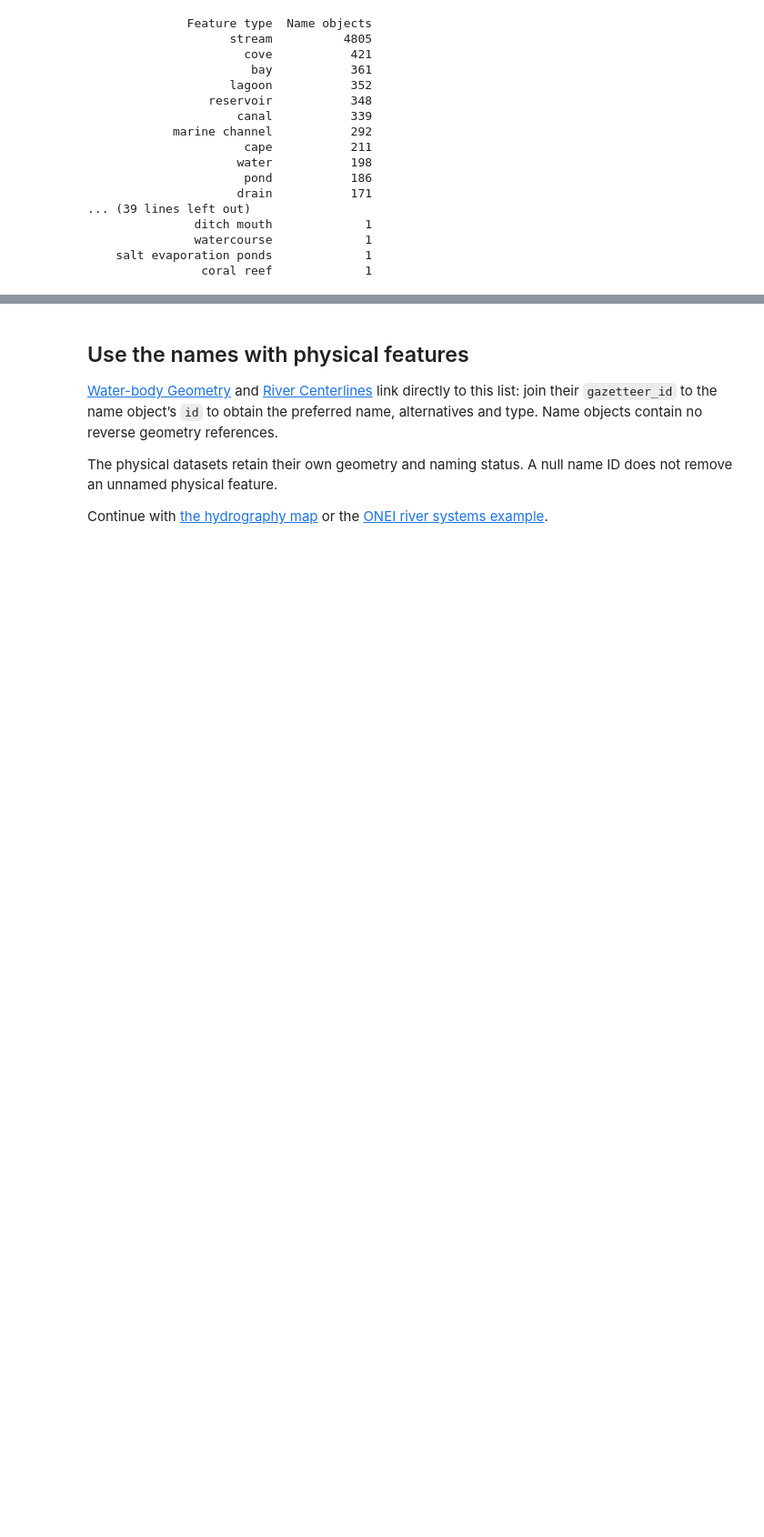
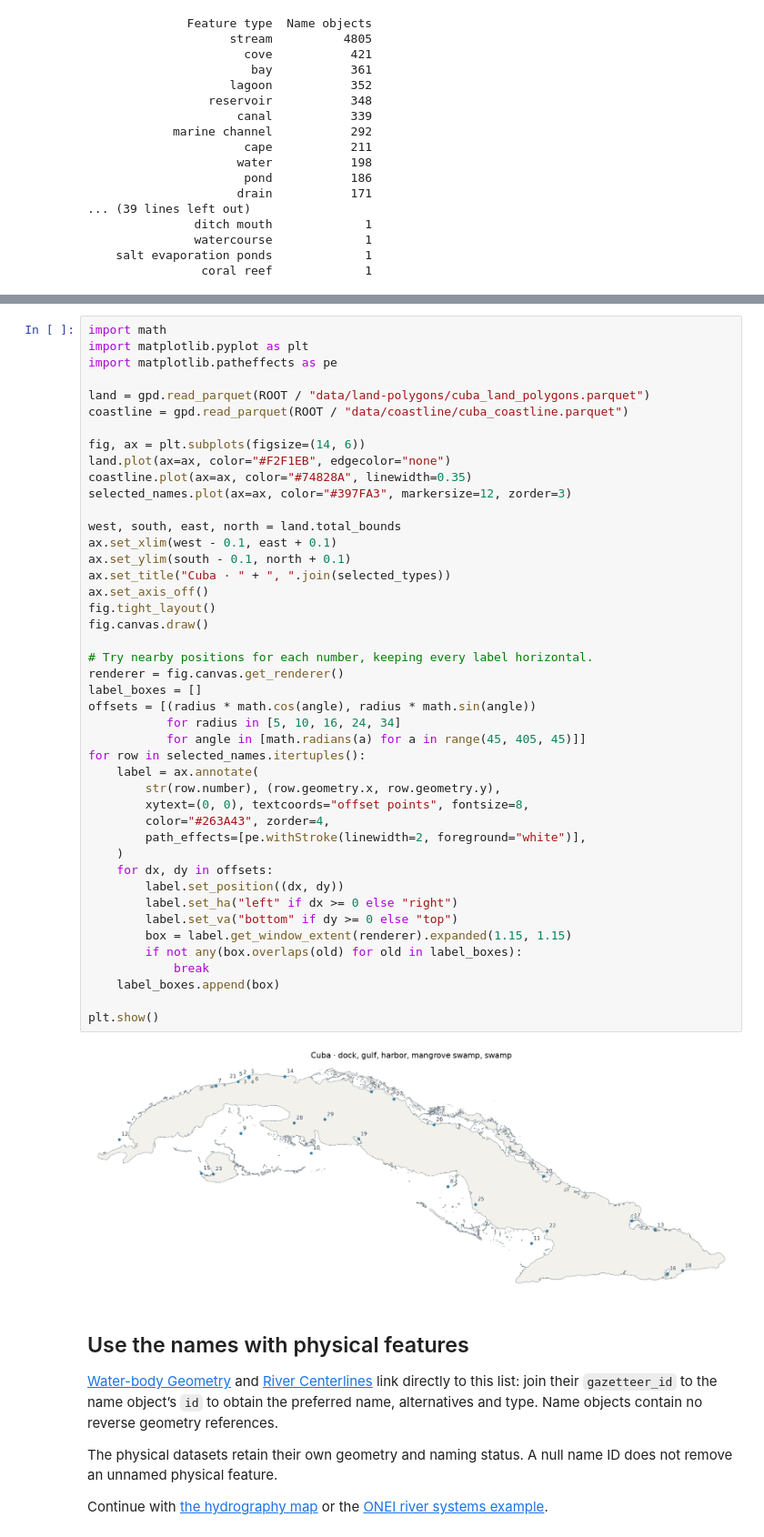
Before and after one commit to eLucidataLLC/cuba-geographic-data, a Jupyter notebook: examples/water_geographic_names.ipynb, the cells around one changed output, grey strips where cells are left out. Shown at 91% size. Saved outputs shown, nothing was run; the diff lists cells and outputs as text; blank space fills up the shorter version.

```diff
--- a/examples/water_geographic_names.ipynb
+++ b/examples/water_geographic_names.ipynb
@@ -96,3 +225,49 @@ print(counts.to_string(index=False))
+# %%
+import math
+import matplotlib.pyplot as plt
+import matplotlib.patheffects as pe
+
+land = gpd.read_parquet(ROOT / "data/land-polygons/cuba_land_polygons.parquet")
+coastline = gpd.read_parquet(ROOT / "data/coastline/cuba_coastline.parquet")
+
+fig, ax = plt.subplots(figsize=(14, 6))
+land.plot(ax=ax, color="#F2F1EB", edgecolor="none")
+coastline.plot(ax=ax, color="#74828A", linewidth=0.35)
+selected_names.plot(ax=ax, color="#397FA3", markersize=12, zorder=3)
+
+west, south, east, north = land.total_bounds
+ax.set_xlim(west - 0.1, east + 0.1)
+ax.set_ylim(south - 0.1, north + 0.1)
+ax.set_title("Cuba · " + ", ".join(selected_types))
+ax.set_axis_off()
+fig.tight_layout()
+fig.canvas.draw()
+
+# Try nearby positions for each number, keeping every label horizontal.
+renderer = fig.canvas.get_renderer()
+label_boxes = []
+offsets = [(radius * math.cos(angle), radius * math.sin(angle))
+           for radius in [5, 10, 16, 24, 34]
+           for angle in [math.radians(a) for a in range(45, 405, 45)]]
+for row in selected_names.itertuples():
+    label = ax.annotate(
+        str(row.number), (row.geometry.x, row.geometry.y),
+        xytext=(0, 0), textcoords="offset points", fontsize=8,
+        color="#263A43", zorder=4,
+        path_effects=[pe.withStroke(linewidth=2, foreground="white")],
+    )
+    for dx, dy in offsets:
+        label.set_position((dx, dy))
+        label.set_ha("left" if dx >= 0 else "right")
+        label.set_va("bottom" if dy >= 0 else "top")
+        box = label.get_window_extent(renderer).expanded(1.15, 1.15)
+        if not any(box.overlaps(old) for old in label_boxes):
+            break
+    label_boxes.append(box)
+
+plt.show()
+# %% [output]
+[figure, added]
 # %% [markdown]
 ## Use the names with physical features
 
```
Also changed, not shown: parts of 3 cells of this notebook, 8 other files.
